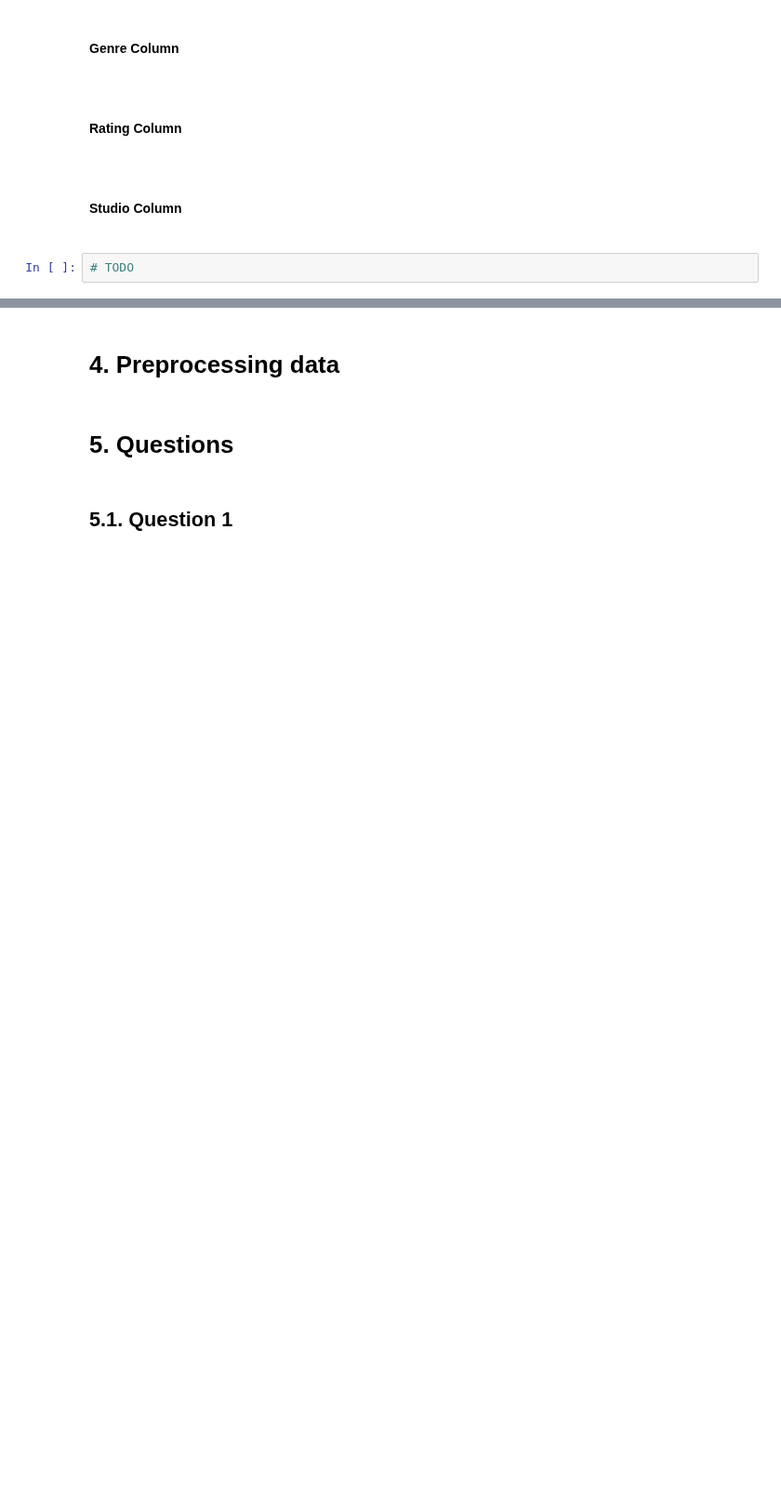
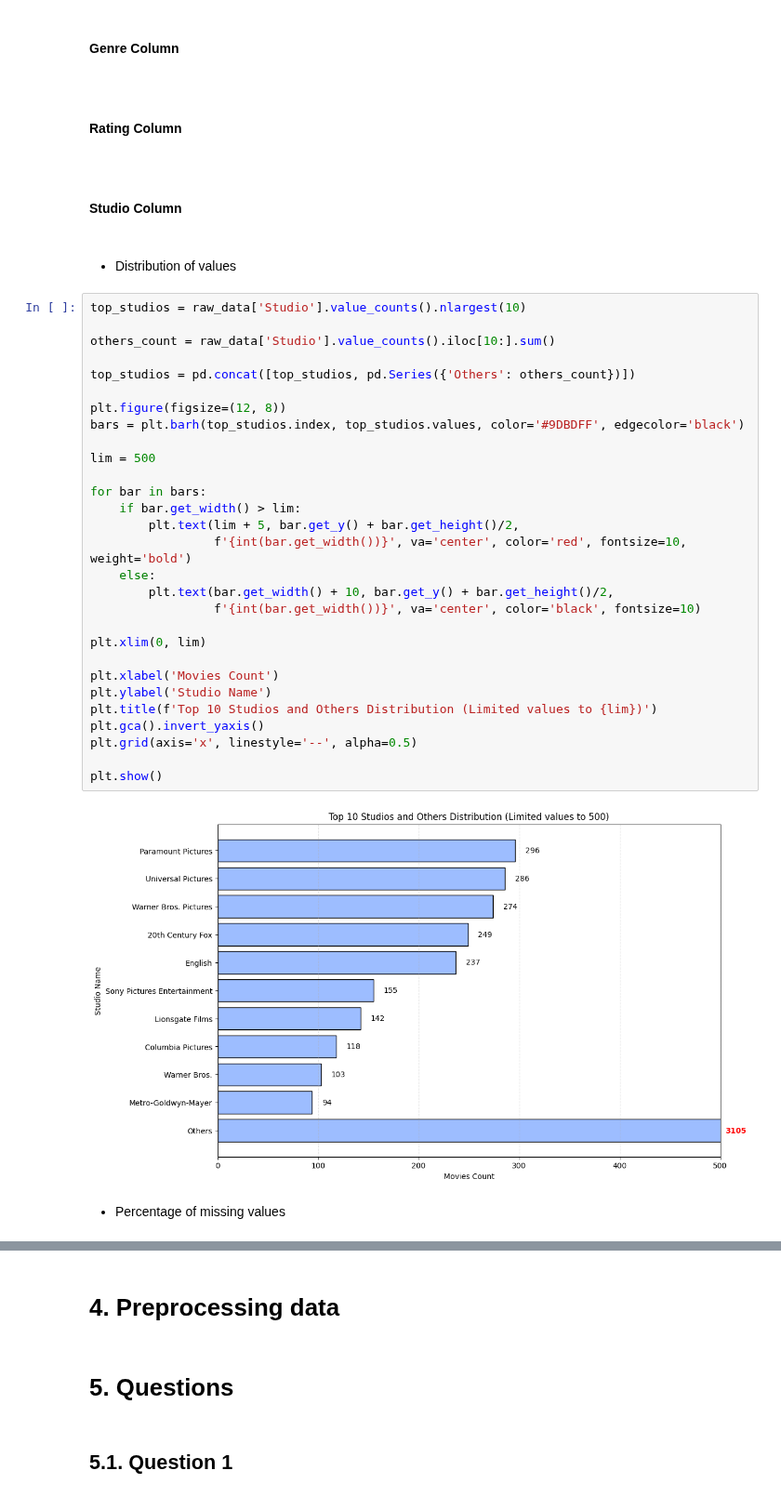
Before and after one commit to truongthuankiet1990gmailcom/Intro2DS---HCMUS---2024, a Jupyter notebook: 22127148_22127224_22127257_22127492.ipynb, the cells around one changed output, grey strips where cells are left out. Shown at 93% size. Saved outputs shown, nothing was run; the diff lists cells and outputs as text; blank space fills up the shorter version.

```diff
--- a/22127148_22127224_22127257_22127492.ipynb
+++ b/22127148_22127224_22127257_22127492.ipynb
@@ -162,5 +246,38 @@ For columns with non-numeric data types, you calculate:
 <h4>Rating Column<h4>
 # %% [markdown]
 <h4>Studio Column<h4>
-# %%
-# TODO
+# %% [markdown]
+- Distribution of values
+# %%
+top_studios = raw_data['Studio'].value_counts().nlargest(10)
+
+others_count = raw_data['Studio'].value_counts().iloc[10:].sum()
+
+top_studios = pd.concat([top_studios, pd.Series({'Others': others_count})])
+
+plt.figure(figsize=(12, 8))
+bars = plt.barh(top_studios.index, top_studios.values, color='#9DBDFF', edgecolor='black')
+
+lim = 500
+
+for bar in bars:
+    if bar.get_width() > lim:
+        plt.text(lim + 5, bar.get_y() + bar.get_height()/2,
+                 f'{int(bar.get_width())}', va='center', color='red', fontsize=10, weight='bold')
+    else:
+        plt.text(bar.get_width() + 10, bar.get_y() + bar.get_height()/2,
+                 f'{int(bar.get_width())}', va='center', color='black', fontsize=10)
+
+plt.xlim(0, lim)
+
+plt.xlabel('Movies Count')
+plt.ylabel('Studio Name')
+plt.title(f'Top 10 Studios and Others Distribution (Limited values to {lim})')
+plt.gca().invert_yaxis()
+plt.grid(axis='x', linestyle='--', alpha=0.5)
+
+plt.show()
+# %% [output]
+[figure, added]
+# %% [markdown]
+- Percentage of missing values
```
Also changed, not shown: parts of 16 cells of this notebook.
